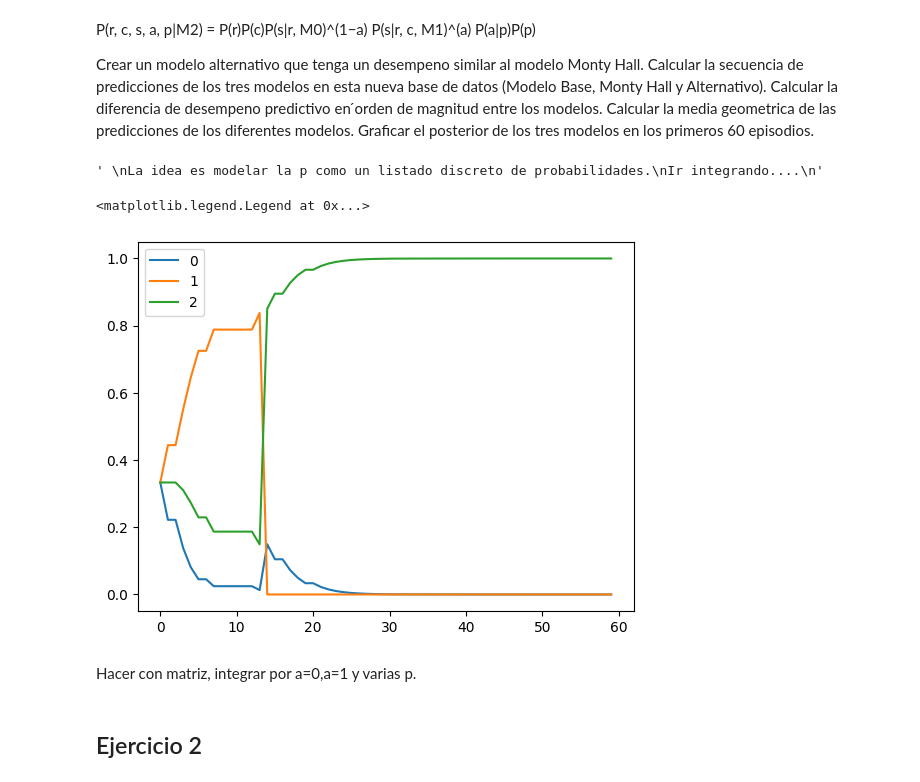
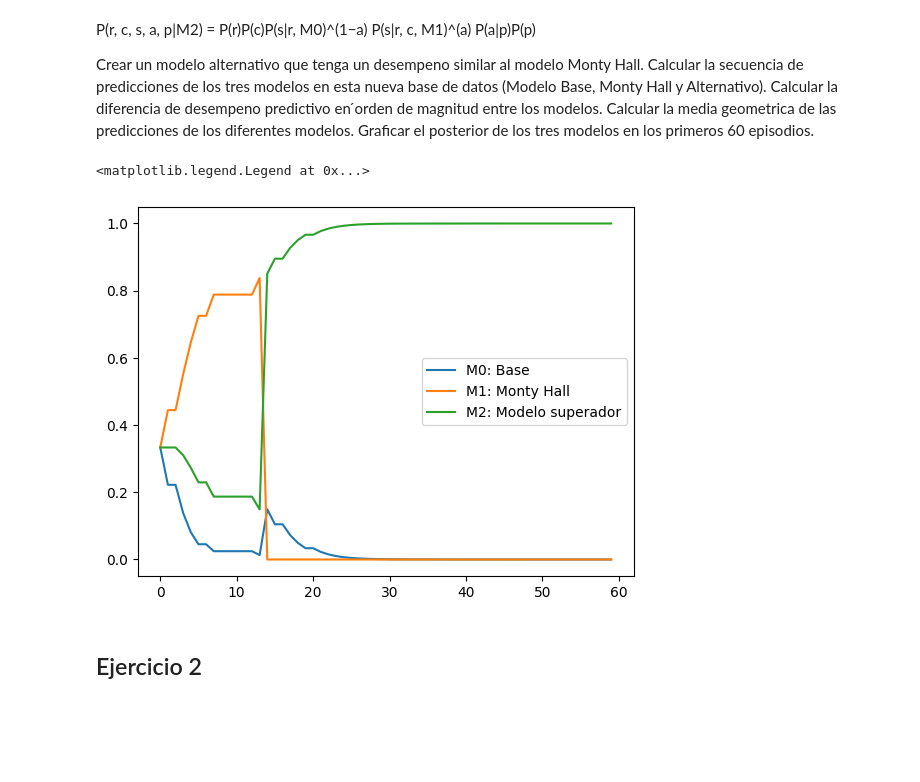
Before and after one commit to ulrich-marcelo/Inferencia-Bayesiana-Causal, a Jupyter notebook: Practicas/Unidad 1/guia1.ipynb, the cells around one changed output. Saved outputs shown, nothing was run; the diff lists cells and outputs as text; code cells hidden in the pictures; blank space fills up the shorter version.

```diff
--- a/Practicas/Unidad 1/guia1.ipynb
+++ b/Practicas/Unidad 1/guia1.ipynb
@@ -63,5 +68,10 @@ def pEpisodio(c,s,r,m):
         return pr(r) * pc(c) * ps_rcM1(s,r,c)
     #return pc_M(c,m) * ps_cM(s,c,m) * pr_scM(r,s,c,m)
 
-pEpisodio(c=1,s=0,r=2,m=1) == prcs_M[1,2,1,0]
+print("Episodio m r c s | Son iguales?")
+for m in range(2):
+    for r in range(3):
+        for c in range(3):
+            for s in range(3):
+                print(f"Episodio {m} {r} {c} {s} | {pEpisodio(c,s,r,m)==prcs_M[m,r,c,s]}")
 # %% [output]
@@ -211,13 +227,6 @@ Calcular la secuencia de predicciones de los tres modelos en esta nueva base de
 Calcular la diferencia de desempeno predictivo en  ́orden de magnitud entre los modelos.
 Calcular la media geometrica de las predicciones de los diferentes modelos.
 Graficar el posterior de los tres modelos en los primeros 60 episodios.
-# %%
-'''
-La idea es modelar la p como un listado discreto de probabilidades.
-Ir integrando....
-'''
-# %% [output]
-' \nLa idea es modelar la p como un listado discreto de probabilidades.\nIr integrando....\n'
 # %%
 import random
 import numpy as np
@@ -260,14 +269,12 @@ pM_Datos = pDatos_M/pDatos
 # %%
 space = 60
 plt.plot(pM_Datos[0][0:space])
 plt.plot(pM_Datos[1][0:space])
 plt.plot(pM_Datos[2][0:space])
-plt.legend([0,1,2])
+plt.legend(["M0: Base","M1: Monty Hall", "M2: Modelo superador"])
 # %% [output]
 <matplotlib.legend.Legend at 0x...>
-[figure, old version]
+[figure, new version]
-# %% [markdown]
-Hacer con matriz, integrar por a=0,a=1 y varias p.
 # %% [markdown]
 ## Ejercicio 2
 # %% [markdown]
```
Also changed, not shown: parts of 53 cells of this notebook, 1 other file.
